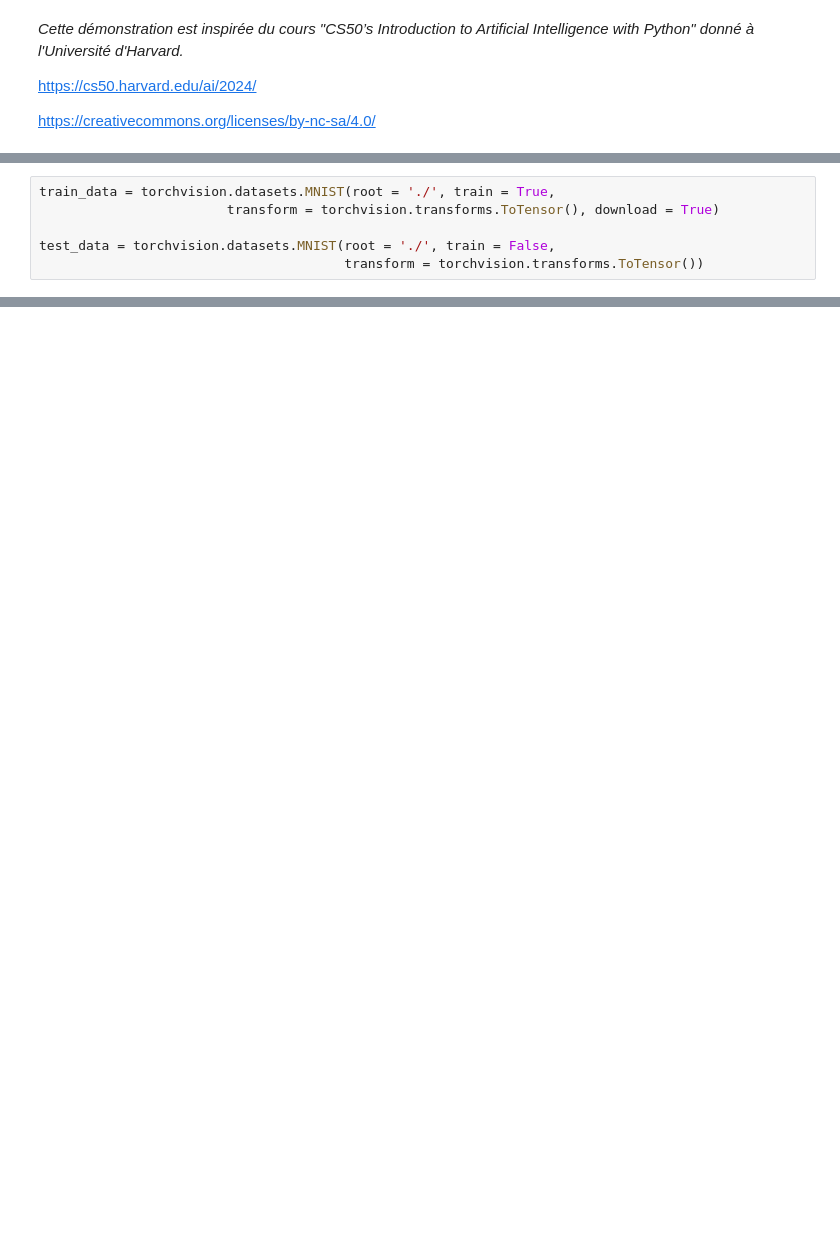
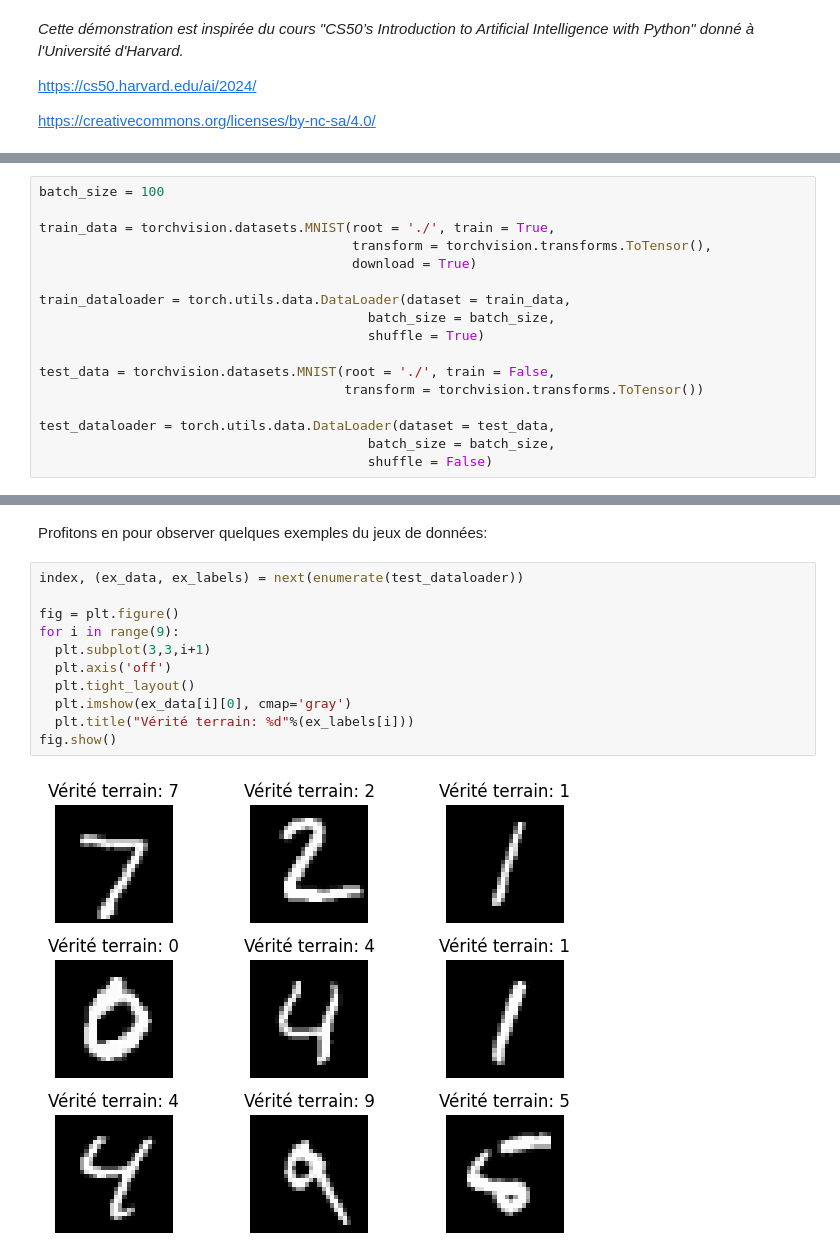
Before and after one commit to leochartrand/IFT615, a Jupyter notebook: CNN/CNN2.ipynb, the cells around one changed output, grey strips where cells are left out. Drawn from its saved outputs; the diff is of its cells as text; blank space fills up the shorter version.

```diff
--- a/CNN/CNN2.ipynb
+++ b/CNN/CNN2.ipynb
@@ -17,6 +21,17 @@ import torchvision
 # %%
+batch_size = 100
+
 train_data = torchvision.datasets.MNIST(root = './', train = True,
-                        transform = torchvision.transforms.ToTensor(), download = True)
+                                        transform = torchvision.transforms.ToTensor(),
+                                        download = True)
+
+train_dataloader = torch.utils.data.DataLoader(dataset = train_data,
+                                          batch_size = batch_size,
+                                          shuffle = True)
 
 test_data = torchvision.datasets.MNIST(root = './', train = False,
                                        transform = torchvision.transforms.ToTensor())
+
+test_dataloader = torch.utils.data.DataLoader(dataset = test_data,
+                                          batch_size = batch_size,
+                                          shuffle = False)
@@ -39,3 +38,18 @@ Extracting ./MNIST/raw/t10k-labels-idx1-ubyte.gz to ./MNIST/raw
+# %% [markdown]
+Profitons en pour observer quelques exemples du jeux de données:
+# %%
+index, (ex_data, ex_labels) = next(enumerate(test_dataloader))
+
+fig = plt.figure()
+for i in range(9):
+  plt.subplot(3,3,i+1)
+  plt.axis('off')
+  plt.tight_layout()
+  plt.imshow(ex_data[i][0], cmap='gray')
+  plt.title("Vérité terrain: %d"%(ex_labels[i]))
+fig.show()
+# %% [output]
+[figure, added]
 # %%
 model = nn.Sequential(
 
```
Also changed, not shown: parts of 11 cells of this notebook.
